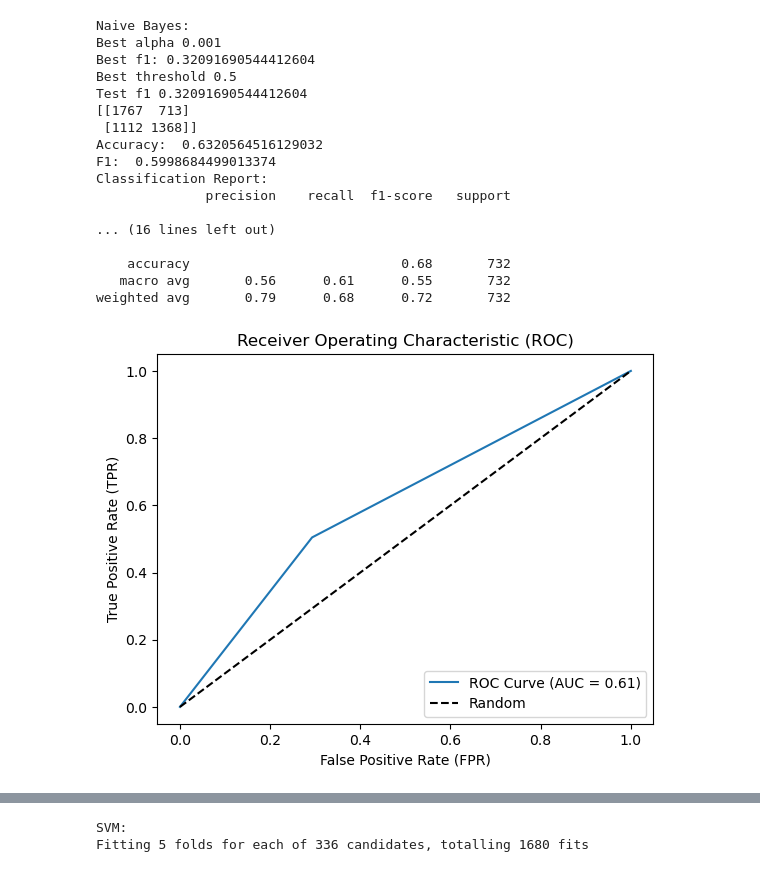
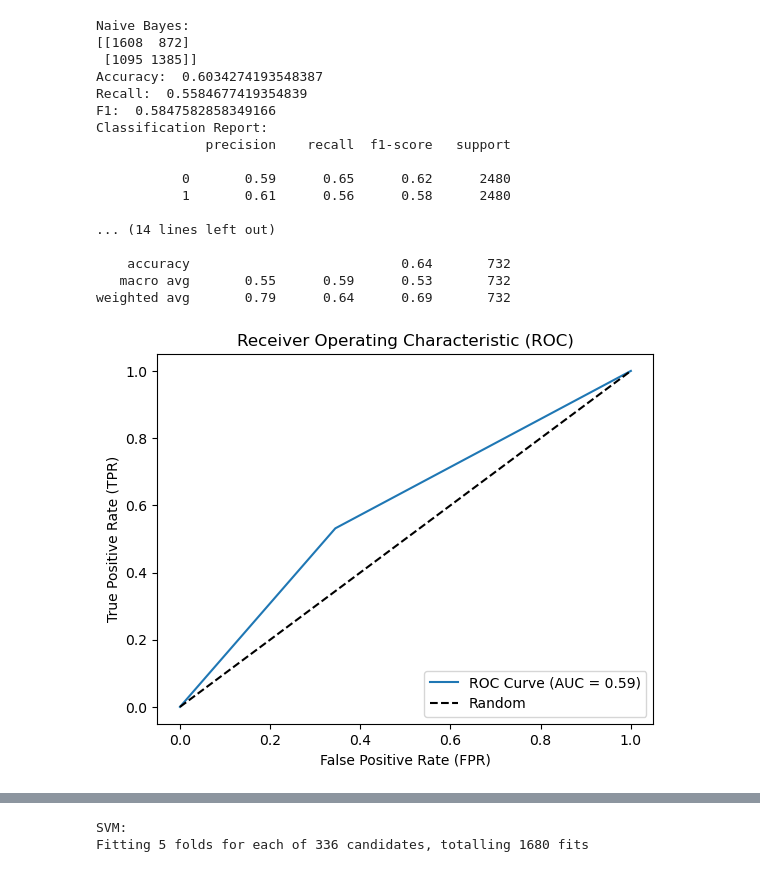
Before and after one commit to Rocky5005/CSE-Final, a Jupyter notebook: src/ml-analysis.ipynb, the cells around one changed output, grey strips where cells are left out. Saved outputs shown, nothing was run; the diff lists cells and outputs as text; code cells hidden in the pictures.

```diff
--- a/src/ml-analysis.ipynb
+++ b/src/ml-analysis.ipynb
@@ -17,6 +17,8 @@ def analysis(labels_test, labels_pred):
     print(cm)
     accuracy = accuracy_score(labels_test, labels_pred)
     print("Accuracy: ", accuracy)
+    recall= recall_score(labels_test, labels_pred)
+    print("Recall: ", recall)
     f1 = f1_score(labels_test, labels_pred)
     print("F1: ", f1)
     report = classification_report(labels_test, labels_pred)
@@ -90,26 +80,27 @@ weighted avg       0.79      0.66      0.70       732
 # %%
 labels_train, labels_train_pred, labels_test, labels_pred = naive_bayes.naive_bayes(filename)
-naive_bayes.find_alpha(filename)
-naive_bayes.find_threshold(filename)
+# naive_bayes.grid_search(filename)
+# {'classification__alpha': 0.1, 'classification__fit_prior': True, 'classification__norm': False} - RandomOversampler, SMOTE
 analysis(labels_train, labels_train_pred)
 analysis(labels_test, labels_pred)
 auc(labels_test, labels_pred)
+precision_recall(labels_test, labels_pred)
 # %% [output]
 Naive Bayes:
-Best alpha 0.001
-Best f1: 0.32091690544412604
-Best threshold 0.5
-Test f1 0.32091690544412604
-[[1767  713]
- [1112 1368]]
-Accuracy:  0.6320564516129032
-F1:  0.5998684499013374
+[[1608  872]
+ [1095 1385]]
+Accuracy:  0.6034274193548387
+Recall:  0.5584677419354839
+F1:  0.5847582858349166
 Classification Report:
               precision    recall  f1-score   support
 
-... (16 lines left out)
+           0       0.59      0.65      0.62      2480
+           1       0.61      0.56      0.58      2480
 
-    accuracy                           0.68       732
-   macro avg       0.56      0.61      0.55       732
-weighted avg       0.79      0.68      0.72       732
+... (14 lines left out)
+
+    accuracy                           0.64       732
+   macro avg       0.55      0.59      0.53       732
+weighted avg       0.79      0.64      0.69       732
-[figure, old version]
+[figure, new version]
```
Also changed, not shown: parts of 7 cells of this notebook, 9 other files.
